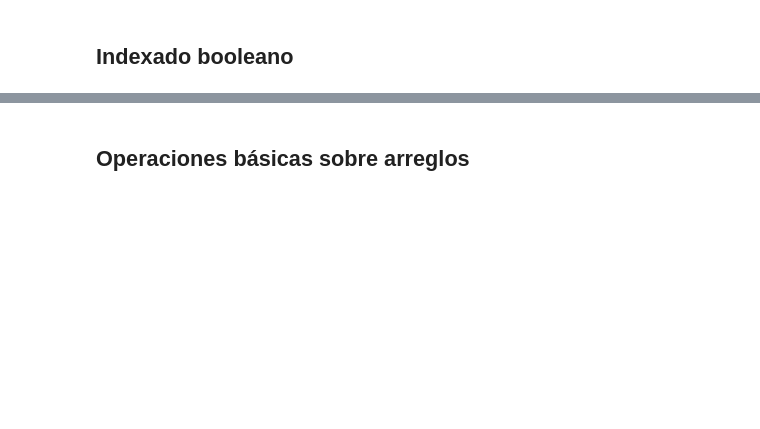
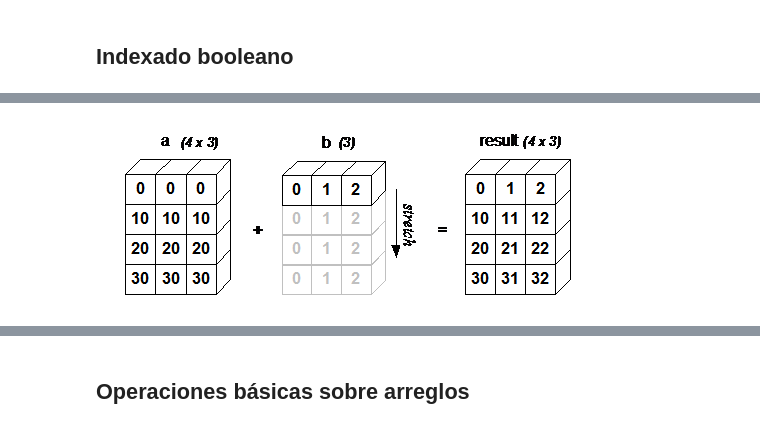
Before and after one commit to lmpizarro/apuntes-python-cientifico, a Jupyter notebook: tallerPython/numpy.ipynb, the cells around one changed output, grey strips where cells are left out. Saved outputs shown, nothing was run; the diff lists cells and outputs as text; code cells hidden in the pictures; blank space fills up the shorter version.

```diff
--- a/tallerPython/numpy.ipynb
+++ b/tallerPython/numpy.ipynb
@@ -298,0 +341,4 @@ print(a)
+# %%
+Image(filename='bc-figure02.png')
+# %% [output]
+[figure, added]
```
Also changed, not shown: parts of 24 cells of this notebook, 1 other file.
